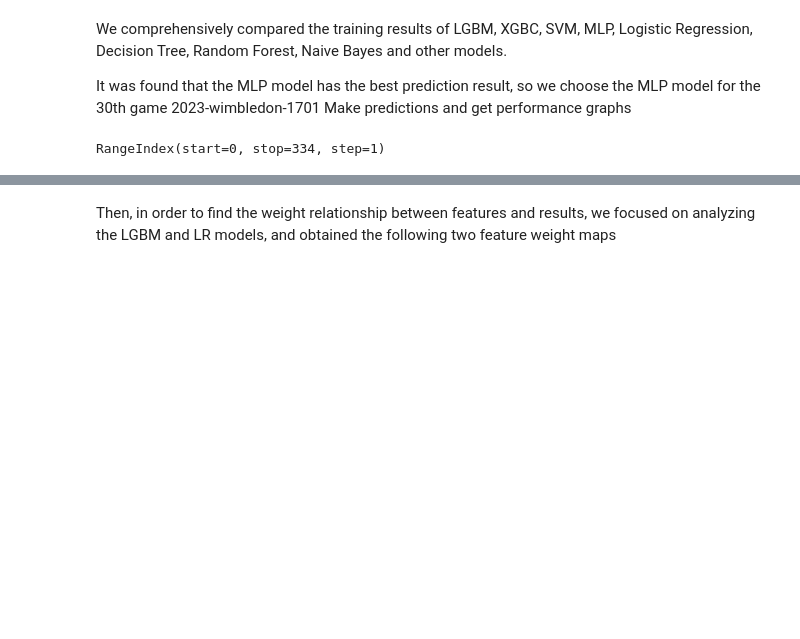
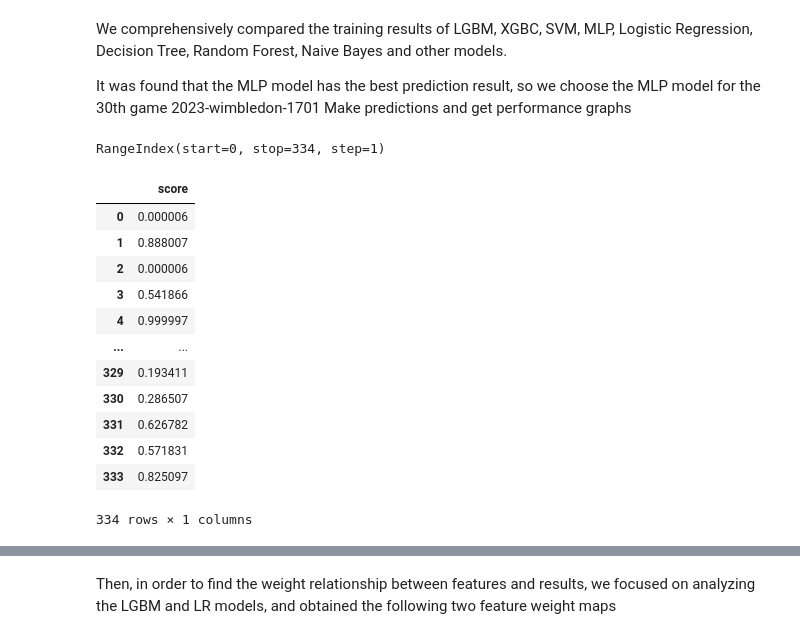
Before and after one commit to Jack-Huang02/MCM-C-Momentum-in-Tennis, a Jupyter notebook: tennis.ipynb, the cells around one changed output, grey strips where cells are left out. Drawn from its saved outputs; the diff is of its cells as text; code cells hidden in the pictures; blank space fills up the shorter version.

```diff
--- a/tennis.ipynb
+++ b/tennis.ipynb
@@ -192,5 +192,21 @@ pred = pd.DataFrame({'score':pred[:,0]})
 # %% [output]
 RangeIndex(start=0, stop=334, step=1)
+# %%
+pred
+# %% [output]
+|  | score |
+| 0 | 0.000006 |
+| 1 | 0.888007 |
+| 2 | 0.000006 |
+| 3 | 0.541866 |
+| 4 | 0.999997 |
+| ... | ... |
+| 329 | 0.193411 |
+| 330 | 0.286507 |
+| 331 | 0.626782 |
+| 332 | 0.571831 |
+| 333 | 0.825097 |
+334 rows × 1 columns
 # %%
 import seaborn as sns
 sns.set(font= "simhei",style="whitegrid",font_scale=1.6)
```
Also changed, not shown: parts of 4 cells of this notebook, 1 other file.
